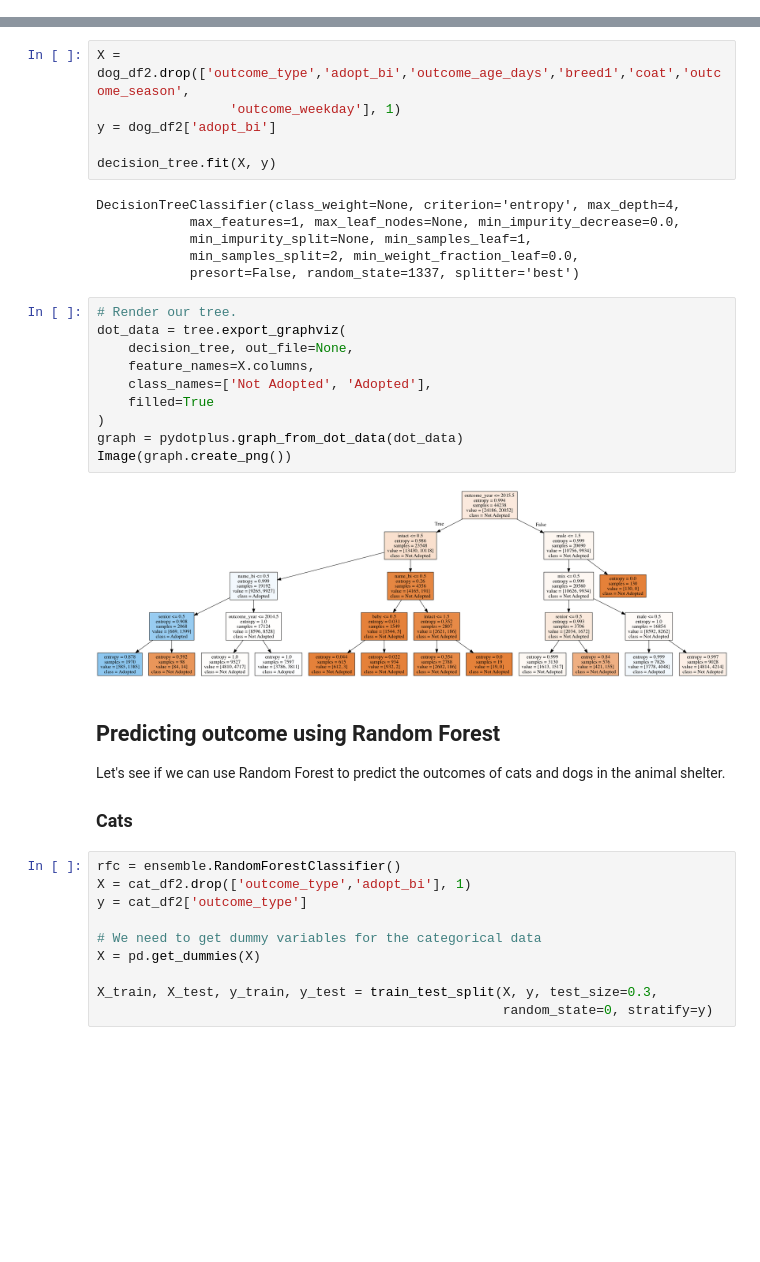
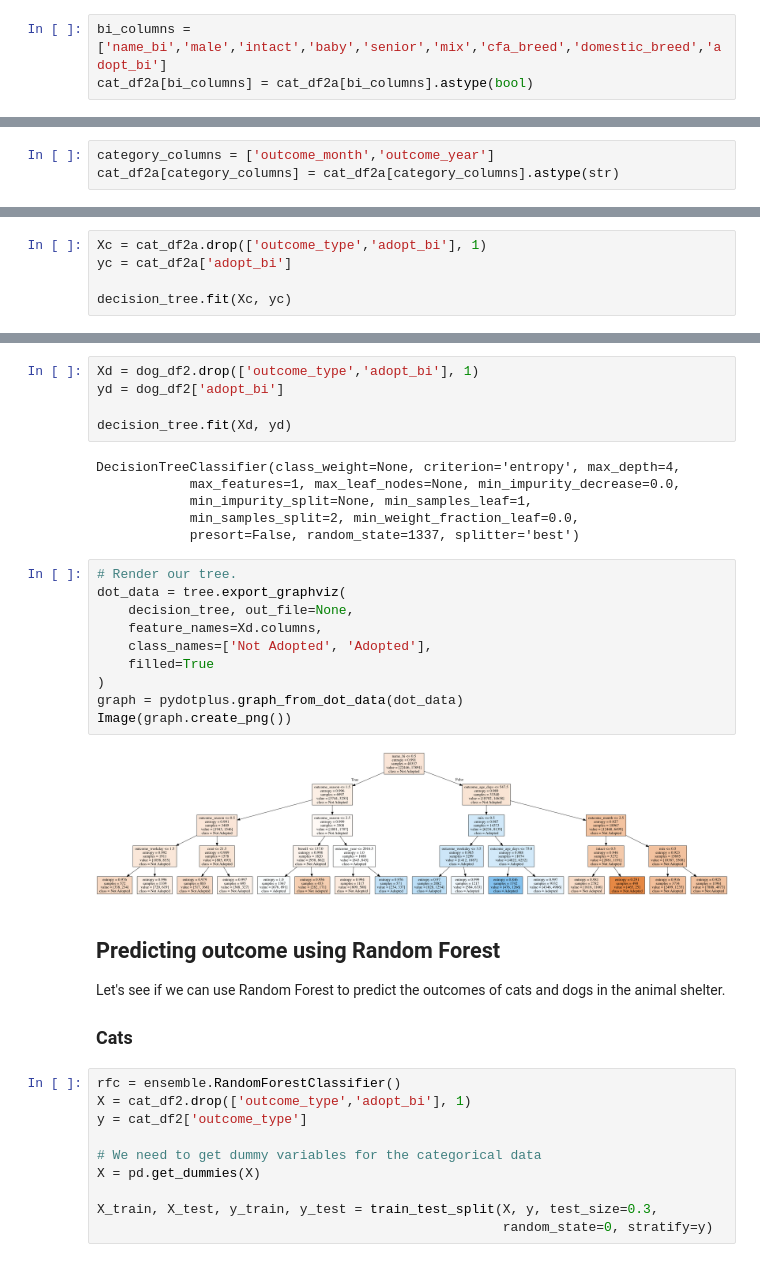
Before and after one commit to jlinGG/Thinkful-DS-Bootcamp, a Jupyter notebook: Capstone-3.ipynb, the cells around one changed output, grey strips where cells are left out. Cells and saved outputs as stored; diff of their text form; blank space fills up the shorter version.

```diff
--- a/Capstone-3.ipynb
+++ b/Capstone-3.ipynb
@@ -809,0 +809,3 @@ Image(graph.create_png())
+# %%
+bi_columns = ['name_bi','male','intact','baby','senior','mix','cfa_breed','domestic_breed','adopt_bi']
+cat_df2a[bi_columns] = cat_df2a[bi_columns].astype(bool)
@@ -809,0 +814,3 @@ Image(graph.create_png())
+# %%
+category_columns = ['outcome_month','outcome_year']
+cat_df2a[category_columns] = cat_df2a[category_columns].astype(str)
@@ -809,0 +849,5 @@ Image(graph.create_png())
+# %%
+Xc = cat_df2a.drop(['outcome_type','adopt_bi'], 1)
+yc = cat_df2a['adopt_bi']
+
+decision_tree.fit(Xc, yc)
@@ -810,9 +903,8 @@ Image(graph.create_png())
 # %%
-X = dog_df2.drop(['outcome_type','adopt_bi','outcome_age_days','breed1','coat','outcome_season',
-                 'outcome_weekday'], 1)
-y = dog_df2['adopt_bi']
+Xd = dog_df2.drop(['outcome_type','adopt_bi'], 1)
+yd = dog_df2['adopt_bi']
 
-decision_tree.fit(X, y)
+decision_tree.fit(Xd, yd)
 # %% [output]
 DecisionTreeClassifier(class_weight=None, criterion='entropy', max_depth=4,
             max_features=1, max_leaf_nodes=None, min_impurity_decrease=0.0,
@@ -822,16 +914,17 @@ DecisionTreeClassifier(class_weight=None, criterion='entropy', max_depth=4,
 # %%
 # Render our tree.
 dot_data = tree.export_graphviz(
     decision_tree, out_file=None,
-    feature_names=X.columns,
+    feature_names=Xd.columns,
     class_names=['Not Adopted', 'Adopted'],
     filled=True
 )
 graph = pydotplus.graph_from_dot_data(dot_data)
 Image(graph.create_png())
 # %% [output]
-[figure, old version]
+[figure, new version]
 # %% [markdown]
+<a id='foresto'></a>
 ## Predicting outcome using Random Forest
 Let's see if we can use Random Forest to predict the outcomes of cats and dogs in the animal shelter.
 
```
Also changed, not shown: parts of 141 cells of this notebook.
